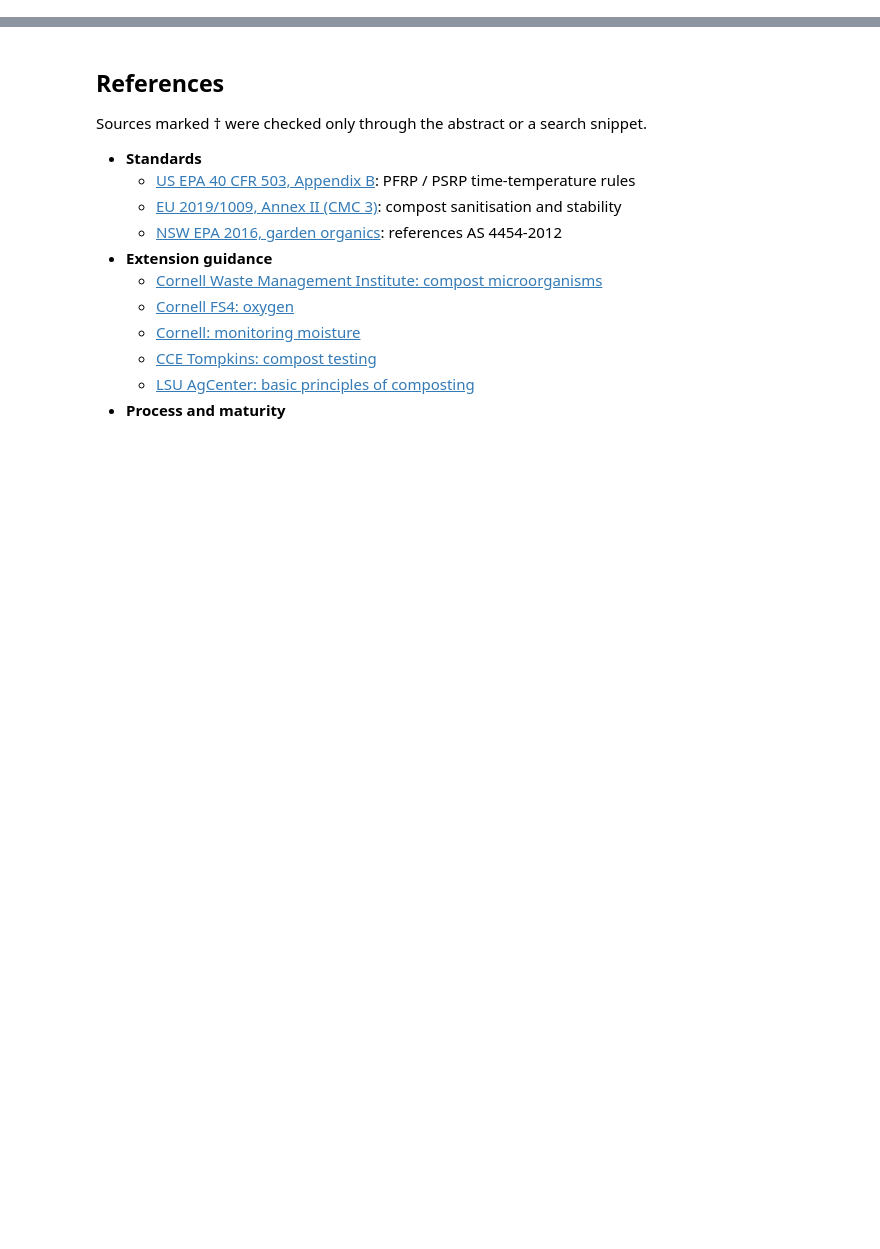
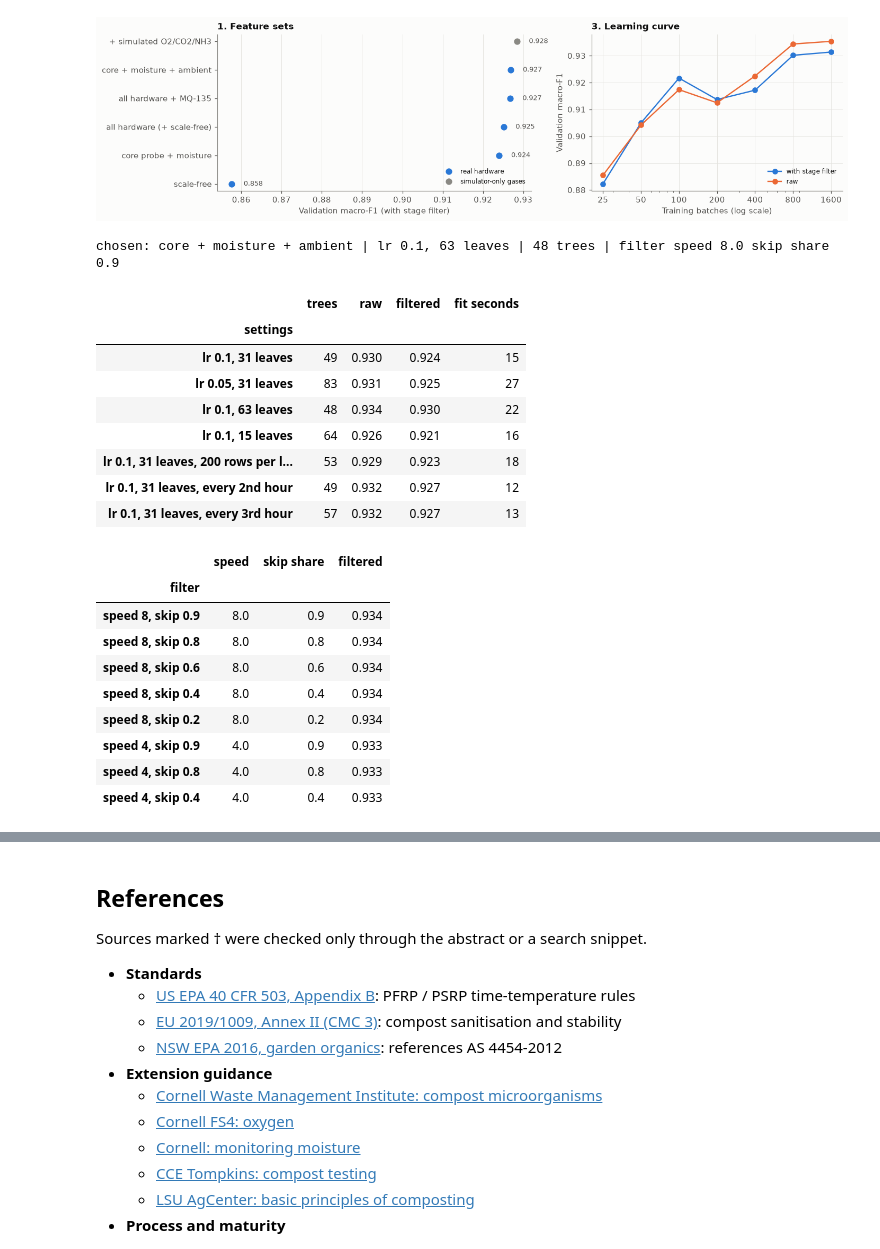
Before and after one commit to thinkingjet/compost_iot_system, a Jupyter notebook: ml/compost_stage_classifier.ipynb, the cells around one changed output, grey strips where cells are left out. Cells and saved outputs as stored; diff of their text form; code cells hidden in the pictures; blank space fills up the shorter version.

Commit message:
FEAT: ML Gradient Boosted Tree Classifier

```diff
--- a/ml/compost_stage_classifier.ipynb
+++ b/ml/compost_stage_classifier.ipynb
@@ -1134,0 +424,56 @@ The headline numbers are in the summary at the top. This section turns them into
+# %%
+card = json.loads((MODELS / "model_card.json").read_text())
+exp = {k: pd.DataFrame(v) for k, v in card["experiments"].items()}
+
+fs = exp["feature_sets"].set_index("feature set").sort_values("filtered")
+lc = exp["learning_curve"].set_index("training batches")
+fig, (ax1, ax2) = plt.subplots(1, 2, figsize=(13, 3.6), gridspec_kw={"width_ratios": [1.25, 1]})
+y = np.arange(len(fs))
+usable = np.array(["simulated" not in n for n in fs.index])
+for keep, color, label in [(usable, SERIES[0], "real hardware"), (~usable, MUTED, "simulator-only gases")]:
+    ax1.plot(fs.filtered[keep], y[keep], "o", ms=7, color=color, label=label)
+for yi, v in zip(y, fs.filtered):
+    ax1.text(v + 0.003, yi, f"{v:.3f}", va="center", fontsize=8.5, color=INK_2)
+ax1.set_yticks(y, fs.index)
+ax1.set_xlabel("Validation macro-F1 (with stage filter)")
+ax1.set_title("1. Feature sets", loc="left")
+ax1.legend(loc="lower right", fontsize=8)
+ax1.grid(axis="y", visible=False)
+ax2.plot(lc.index, lc.filtered, marker="o", color=SERIES[0], label="with stage filter")
+ax2.plot(lc.index, lc.raw, marker="o", color=SERIES[1], label="raw")
+ax2.set_xscale("log")
+ax2.set_xticks(lc.index, [str(i) for i in lc.index])
+ax2.set_xlabel("Training batches (log scale)")
+ax2.set_ylabel("Validation macro-F1")
+ax2.set_title("3. Learning curve", loc="left")
+ax2.legend(loc="lower right", fontsize=8)
+fig.tight_layout()
+savefig(fig, "04_model_selection.png")
+plt.show()
+
+print("chosen:", card["feature_set"], "|", card["settings_name"], f"| {card['settings']['max_iter']} trees |",
+      "filter speed", card["stage_filter_speed"], "skip share", card["stage_filter_skip_share"])
+display(exp["hyperparameters"].set_index("settings"))
+exp["filter"].set_index("filter").sort_values("filtered", ascending=False).head(8)
+# %% [output]
+[figure, added]
+chosen: core + moisture + ambient | lr 0.1, 63 leaves | 48 trees | filter speed 8.0 skip share 0.9
+|  | trees | raw | filtered | fit seconds |
+| settings |  |  |  |  |
+| lr 0.1, 31 leaves | 49 | 0.930 | 0.924 | 15 |
+| lr 0.05, 31 leaves | 83 | 0.931 | 0.925 | 27 |
+| lr 0.1, 63 leaves | 48 | 0.934 | 0.930 | 22 |
+| lr 0.1, 15 leaves | 64 | 0.926 | 0.921 | 16 |
+| lr 0.1, 31 leaves, 200 rows per l... | 53 | 0.929 | 0.923 | 18 |
+| lr 0.1, 31 leaves, every 2nd hour | 49 | 0.932 | 0.927 | 12 |
+| lr 0.1, 31 leaves, every 3rd hour | 57 | 0.932 | 0.927 | 13 |
+|  | speed | skip share | filtered |
+| filter |  |  |  |
+| speed 8, skip 0.9 | 8.0 | 0.9 | 0.934 |
+| speed 8, skip 0.8 | 8.0 | 0.8 | 0.934 |
+| speed 8, skip 0.6 | 8.0 | 0.6 | 0.934 |
+| speed 8, skip 0.4 | 8.0 | 0.4 | 0.934 |
+| speed 8, skip 0.2 | 8.0 | 0.2 | 0.934 |
+| speed 4, skip 0.9 | 4.0 | 0.9 | 0.933 |
+| speed 4, skip 0.8 | 4.0 | 0.8 | 0.933 |
+| speed 4, skip 0.4 | 4.0 | 0.4 | 0.933 |
```
Also changed, not shown: parts of 69 cells of this notebook, 14 other files.
